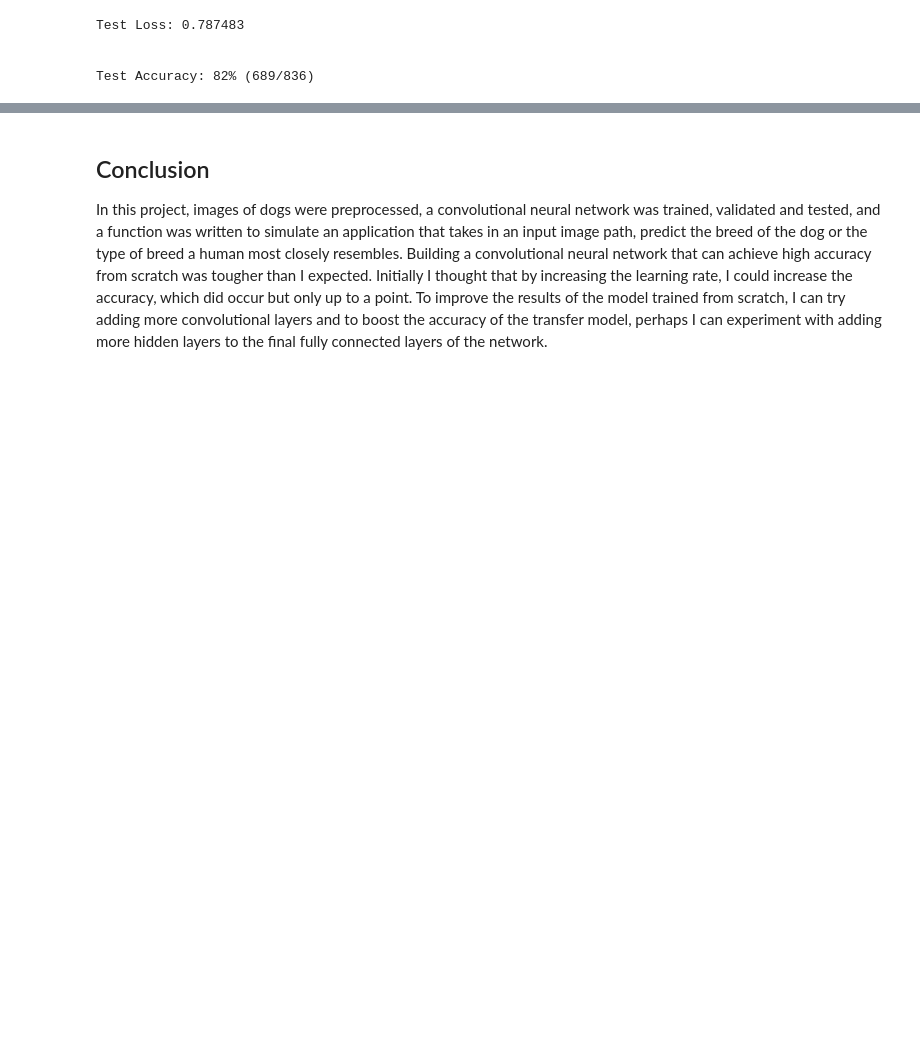
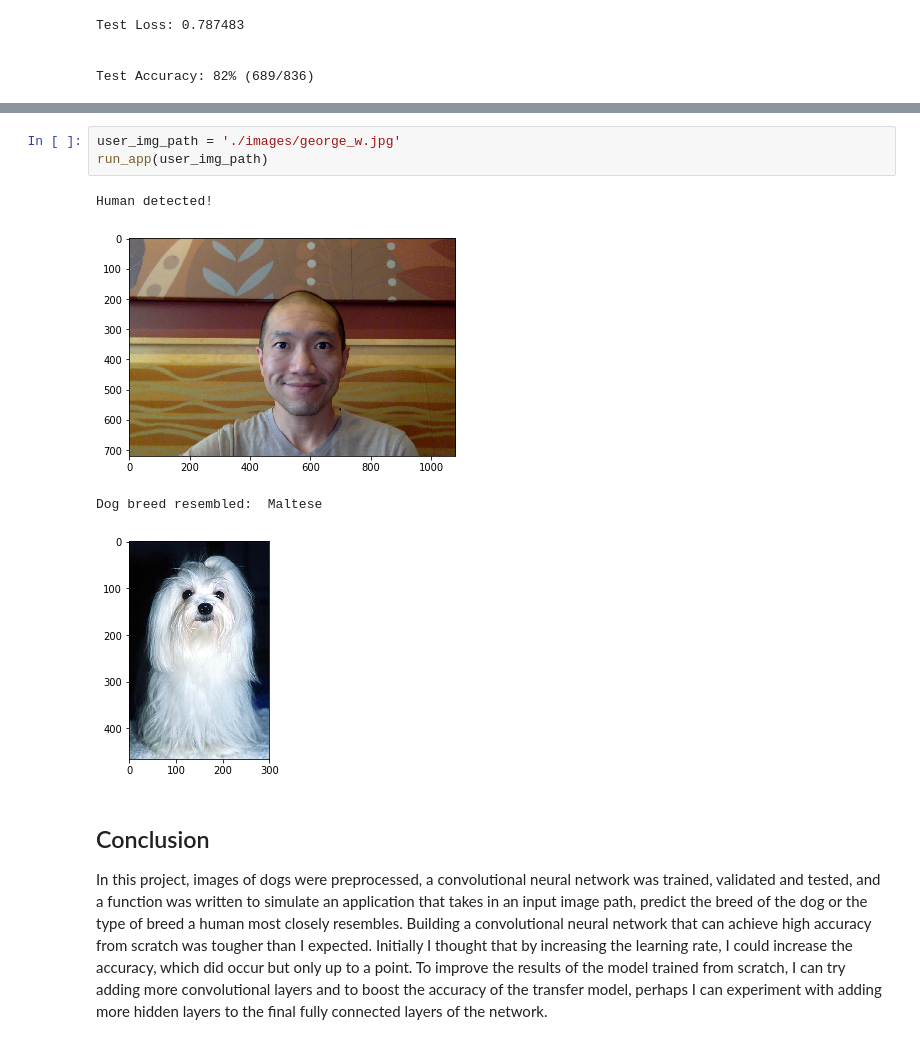
Before and after one commit to valmsmith39a/u-g-image-recognition-capstone, a Jupyter notebook: udacity_capstone_dog_breed_classifier.ipynb, the cells around one changed output, grey strips where cells are left out. Cells and saved outputs as stored; diff of their text form; blank space fills up the shorter version.

```diff
--- a/udacity_capstone_dog_breed_classifier.ipynb
+++ b/udacity_capstone_dog_breed_classifier.ipynb
@@ -454,3 +727,11 @@ ground truth: /images/georgew
+# %%
+user_img_path = './images/george_w.jpg'
+run_app(user_img_path)
+# %% [output]
+Human detected!
+[figure, added]
+Dog breed resembled:  Maltese
+[figure, added]
 # %% [markdown]
 ## Conclusion
 
```
Also changed, not shown: parts of 22 cells of this notebook.
